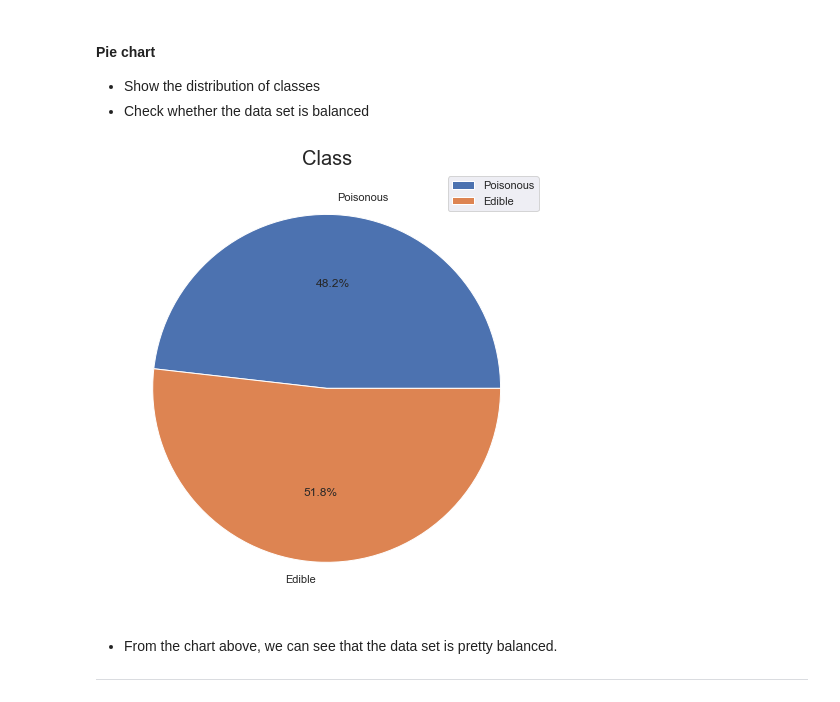
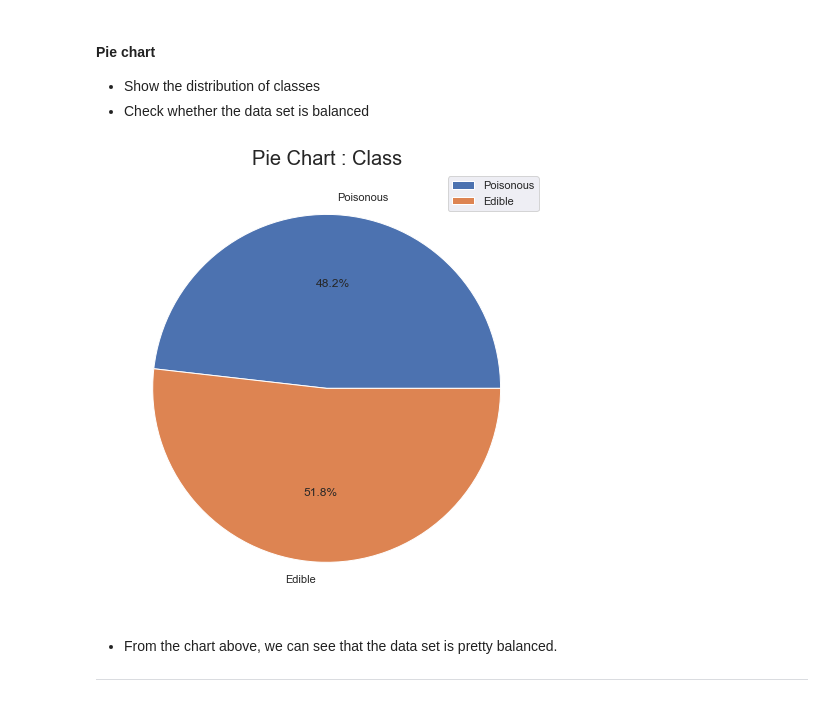
Before and after one commit to tingwei758/Mushroom_Classification, a Jupyter notebook: Mushroom Classification.ipynb, the cells around one changed output. Cells and saved outputs as stored; diff of their text form; code cells hidden in the pictures.

Commit message:
Change plt title

```diff
--- a/Mushroom Classification.ipynb
+++ b/Mushroom Classification.ipynb
@@ -29,12 +29,12 @@ count_e = df.groupby('class')['class'].count()['e']
 # %%
 fig, ax = plt.subplots(figsize=(8, 8))
 labels = ['Poisonous','Edible']
 patches, _, _ = ax.pie([count_p, count_e], labels=labels,autopct='%1.1f%%')
 plt.legend(patches, labels, loc="best")
-plt.title("Class", fontsize=20)
+plt.title("Pie Chart : Class", fontsize=20)
 plt.show()
 # %% [output]
-[figure, old version]
+[figure, new version]
 # %% [markdown]
  - From the chart above, we can see that the data set is pretty balanced.
 ---
```
Also changed, not shown: parts of 3 cells of this notebook.
